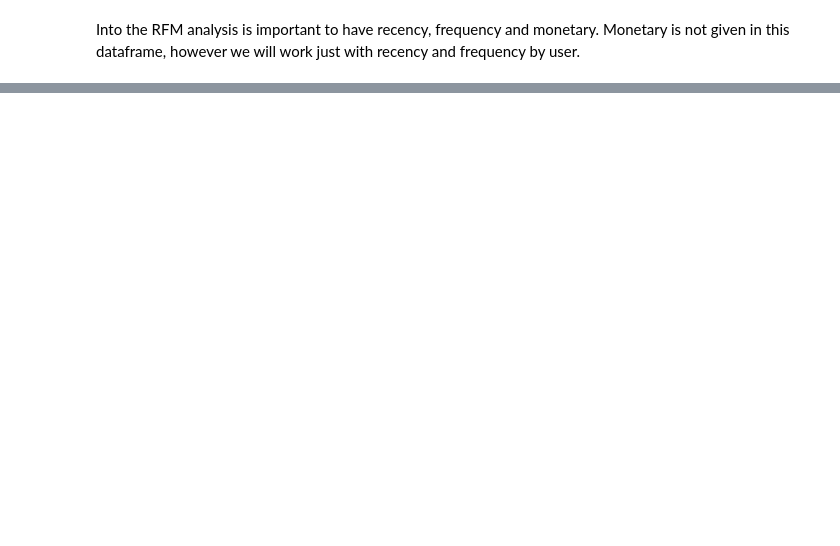
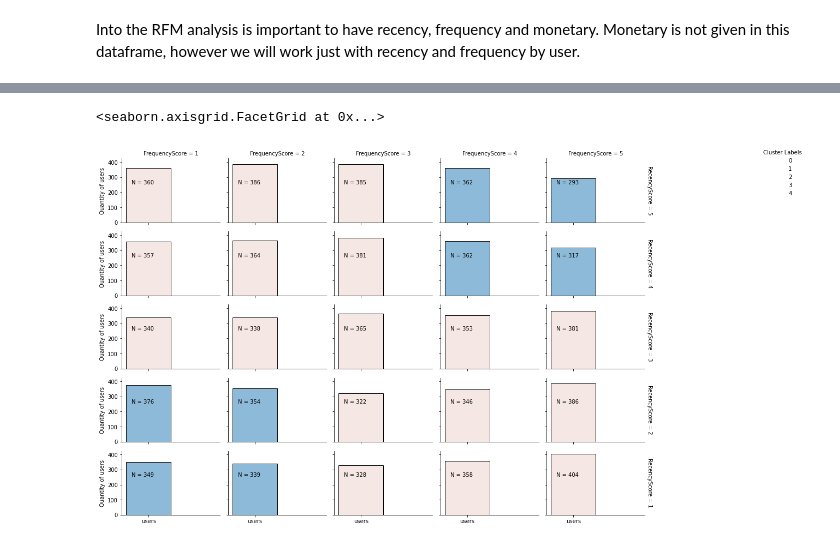
Before and after one commit to edofarias/Good-reads--reviews, a Jupyter notebook: Goodreads.ipynb, the cells around one changed output, grey strips where cells are left out. Saved outputs shown, nothing was run; the diff lists cells and outputs as text; code cells hidden in the pictures; blank space fills up the shorter version.

Commit message:
new grid

```diff
--- a/Goodreads.ipynb
+++ b/Goodreads.ipynb
@@ -743,3 +730,49 @@ g.set_axis_labels("", 'Quantity of users')
-# %%
-
-df_rfm['last day'] = df['date_added'].max()
+# %%
+import pandas as pd
+import seaborn as sns
+import matplotlib.pyplot as plt
+from sklearn.cluster import KMeans
+import numpy as np
+
+# Assume that df_rfm is a dataframe with columns 'RecencyScore', 'FrequencyScore', and 'Users'
+
+# Define a function to modify the K-means clustering algorithm
+def modified_kmeans(X):
+    # Define the centers of the best, worst, and focus groups
+    best_group = [5, 5]
+    worst_group = [1, 1]
+    focus_group = [3, 3]
+
+    # Initialize the cluster centers using the best, worst, and focus groups, and two random points
+    init_centers = np.array([best_group, worst_group, focus_group, [2, 2], [4, 4]])
+
+    # Run K-means clustering with the modified initialization
+    kmeans = KMeans(n_clusters=5, init=init_centers, random_state=0).fit(X)
+    cluster_labels = kmeans.labels_
+
+    return cluster_labels
+
+# Use the modified K-means clustering algorithm to cluster the users based on their RFM values
+X = df_rfm[['RecencyScore', 'FrequencyScore']]
+cluster_labels = modified_kmeans(X)
+
+# Add the cluster labels to the dataframe
+df_rfm['cluster_labels'] = cluster_labels
+
+# Create a FacetGrid of histograms, colored by the 'cluster_labels' column
+g = sns.FacetGrid(df_rfm, row="RecencyScore", col='FrequencyScore', height=2, aspect=1.5, margin_titles=True, despine=True, row_order=[5,4,3,2,1])
+g.map_dataframe(sns.histplot, x='Users', binwidth=1, binrange=(0, 1), hue='cluster_labels')
+
+# Define the 'annotate' function as before
+def annotate(data, **kws):
+    n = len(data)
+    ax = plt.gca()
+    ax.text(.1, .6, f"N = {n}", transform=ax.transAxes)
+
+g.figure.subplots_adjust(wspace=0, hspace=0)
+g.add_legend(title='Cluster Labels', label_order=[0, 1, 2, 3, 4], bbox_to_anchor=(1.05, 1), loc='upper left')
+g.map_dataframe(annotate)
+g.set_axis_labels("", 'Quantity of users')
+# %% [output]
+<seaborn.axisgrid.FacetGrid at 0x...>
+[figure, added]
```
Also changed, not shown: parts of 14 cells of this notebook.
